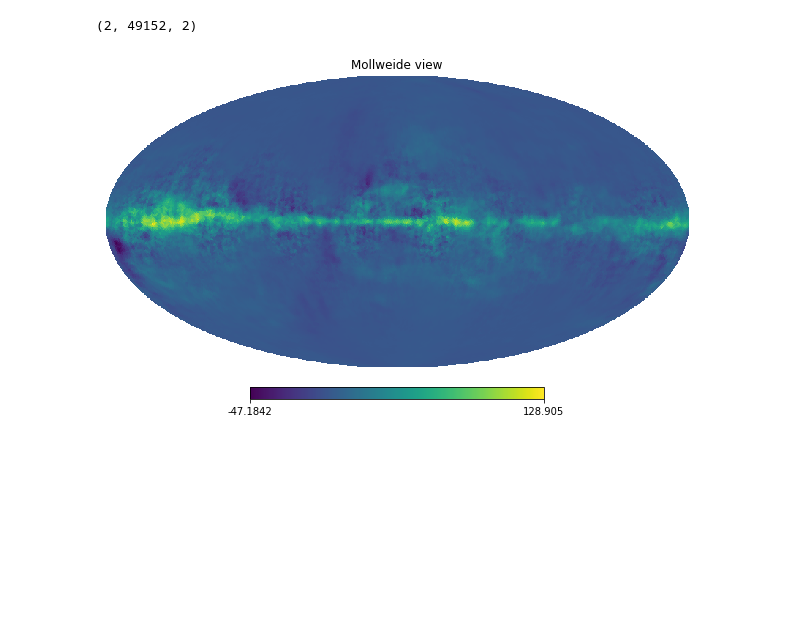
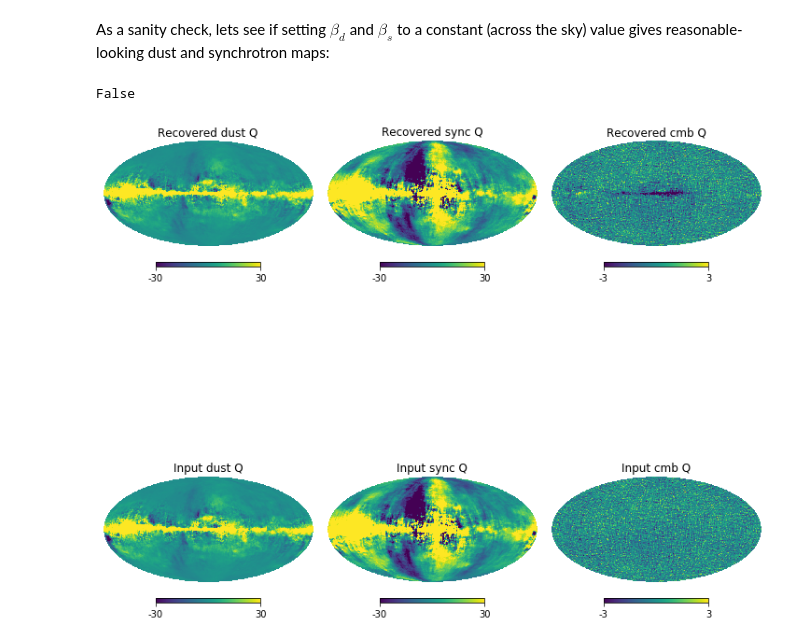
Before and after one commit to b-thorne/hoover_bkp, a Jupyter notebook: notebooks/simulations.ipynb, the cells around one changed output. Saved outputs shown, nothing was run; the diff lists cells and outputs as text; code cells hidden in the pictures; blank space fills up the shorter version.

Commit message:
Simulations notebook example

```diff
--- a/notebooks/simulations.ipynb
+++ b/notebooks/simulations.ipynb
@@ -21,3 +26,3 @@ config.update("jax_enable_x64", True)
 # %%
 nside = 64
-sky = pysm.Sky(nside=nside, preset_strings=["d1", "s1"])
+sky = pysm.Sky(nside=nside, preset_strings=["d1", "s1", "c2"])
@@ -24,4 +31,4 @@ sky = pysm.Sky(nside=nside, preset_strings=["d1", "s1"])
 # %%
-freqs = np.array([27., 39., 93., 145., 225., 280.]).astype(np.float32) * u.GHz
+freqs = old_np.array([27., 39., 93., 145., 225., 280.]) * u.GHz
 sens = np.array([35., 21, 2.6, 3.3, 6.3, 16.]) * u.uK_CMB
 sens = np.array([w.to(u.uK_RJ, equivalencies=u.cmb_equivalencies(f)) for w, f in zip(sens, freqs)])
@@ -37,4 +56,4 @@ noisy_obs = noise_map + out
 # %%
-sed = FMatrix(['dustmbb', 'syncpl'])
+sed = FMatrix(['dustmbb', 'syncpl', 'cmb'])
 parameters = {'nu': freqs.value, 'nu_ref_d': np.float32(353), 'nu_ref_s': np.float32(23.), 'beta_d': np.float32(1.5), 'beta_s': np.float32(-3.), 'T_d': np.float32(20)}
 priors = {'beta_d': (1.5, 0.4), 'beta_s': (-3., 0.5)}
@@ -48,8 +68,19 @@ component_maps = tbar.reshape((2, hp.nside2npix(nside), -1))
-# %%
-component_maps.shape
-# %% [output]
-(2, 49152, 2)
-# %%
-hp.mollview(component_maps[0, :, 0])
-# %% [output]
-[figure, removed]
+# %% [markdown]
+As a sanity check, lets see if setting $\beta_d$ and $\beta_s$ to a constant (across the sky) value gives reasonable-looking dust and synchrotron maps:
+# %%
+dust, sync, cmb = sky.components
+# %% [output]
+False
+# %%
+dust, sync, cmb = sky.components # input maps to the simulation
+tbar = lnP.get_amplitude_expectation(parameters) # T_bar evaluated for constant spectral index
+
+fig = plt.figure(figsize=(10, 10))
+hp.mollview(tbar[0, 0], sub=(231), min=-30, max=30, title="Recovered dust Q")
+hp.mollview(tbar[1, 0], sub=232, min=-30, max=30, title="Recovered sync Q")
+hp.mollview(tbar[2, 0], sub=233, min=-3, max=3, title="Recovered cmb Q")
+hp.mollview(old_np.asarray(dust.Q_ref), sub=(234), min=-30, max=30, title="Input dust Q")
+hp.mollview(old_np.asarray(sync.Q_ref), sub=235, min=-30, max=30, title="Input sync Q")
+hp.mollview(old_np.asarray(cmb.map[1]), sub=236, min=-3, max=3, title="Input cmb Q")
+# %% [output]
+[figure, added]
```
Also changed, not shown: parts of 33 cells of this notebook, 3 other files.
